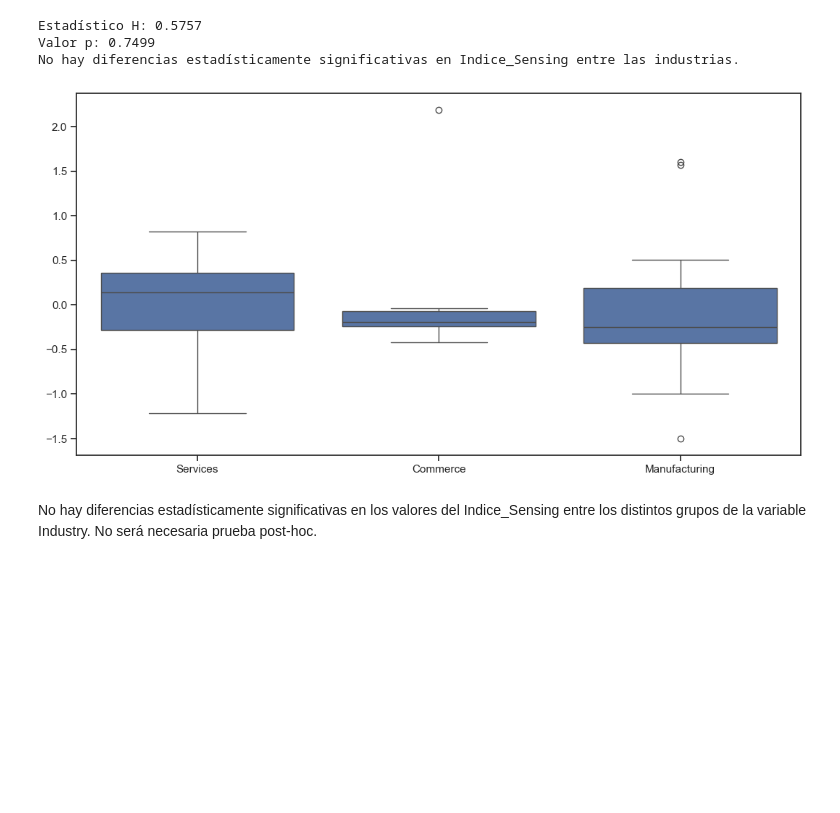
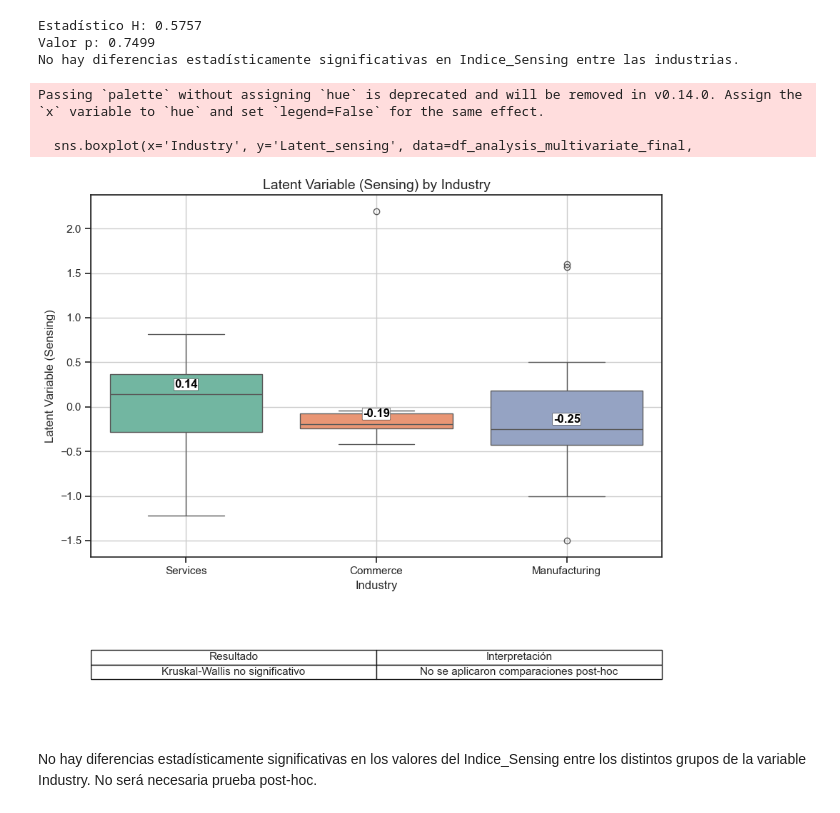
Before and after one commit to AlejaGuz/orange, a Jupyter notebook: Notebook_AFO_LFM_v4.ipynb, the cells around one changed output. Cells and saved outputs as stored; diff of their text form; code cells hidden in the pictures; blank space fills up the shorter version.

```diff
--- a/Notebook_AFO_LFM_v4.ipynb
+++ b/Notebook_AFO_LFM_v4.ipynb
@@ -1291,18 +1291,48 @@ else:
 Estadístico H: 0.5757
 Valor p: 0.7499
 No hay diferencias estadísticamente significativas en Indice_Sensing entre las industrias.
-# %%
-fig_boxplot = plt.figure(figsize=(10,5))
-ax = fig_boxplot.add_axes([0,0,1,1])
-
-resumen=df_analysis_multivariate_final.groupby(by=["Industry"])["Latent_sensing"].describe()
-
-ax=sns.boxplot(x=df_analysis_multivariate_final["Industry"], y=df_analysis_multivariate_final["Latent_sensing"],order=resumen.sort_values(by='50%', ascending=False).index)
-plt.ylabel('')
-plt.xlabel('')
-plt.show()
-# %% [output]
-[figure, removed]
+# %%
+import matplotlib.pyplot as plt
+import seaborn as sns
+
+# Calcular las medianas y el orden personalizado
+medians = df_analysis_multivariate_final.groupby('Industry')['Latent_sensing'].median().reset_index()
+category_order = medians.sort_values('Latent_sensing', ascending=False)['Industry'].tolist()
+
+# Crear figura con dos filas (boxplot + tabla informativa)
+fig, ax = plt.subplots(2, 1, figsize=(9, 8), gridspec_kw={'height_ratios': [3, 1]})
+
+# Boxplot ordenado por mediana
+sns.boxplot(x='Industry', y='Latent_sensing', data=df_analysis_multivariate_final,
+            ax=ax[0], palette="Set2", order=category_order)
+
+ax[0].set_title("Latent Variable (Sensing) by Industry", fontsize=14)
+ax[0].set_xlabel("Industry")
+ax[0].set_ylabel("Latent Variable (Sensing)")
+ax[0].grid(True)
+
+# Anotar medianas en cada caja
+for i, row in medians.iterrows():
+    idx = category_order.index(row['Industry'])
+    offset = 0.05
+    ax[0].text(idx, row['Latent_sensing'] + offset,
+               f"{row['Latent_sensing']:.2f}",
+               ha='center', va='bottom', fontweight='bold', color='black',
+               bbox=dict(facecolor='white', edgecolor='black', boxstyle='round,pad=0.05', linewidth=0.3))
+
+# Tabla informativa: ANOVA no significativo
+ax[1].axis('off')
+table_text = [["Kruskal-Wallis no significativo", "No se aplicaron comparaciones post-hoc"]]
+column_labels = ["Resultado", "Interpretación"]
+ax[1].table(cellText=table_text, colLabels=column_labels, loc='center', cellLoc='center')
+
+plt.tight_layout()
+plt.show()
+# %% [output]
+Passing `palette` without assigning `hue` is deprecated and will be removed in v0.14.0. Assign the `x` variable to `hue` and set `legend=False` for the same effect.
+
+  sns.boxplot(x='Industry', y='Latent_sensing', data=df_analysis_multivariate_final,
+[figure, added]
 # %% [markdown]
 No hay diferencias estadísticamente significativas en los valores del Indice_Sensing entre los distintos grupos de la variable Industry. No será necesaria prueba post-hoc.
 # %% [markdown]
```
Also changed, not shown: parts of 64 cells of this notebook, 3 other files.
